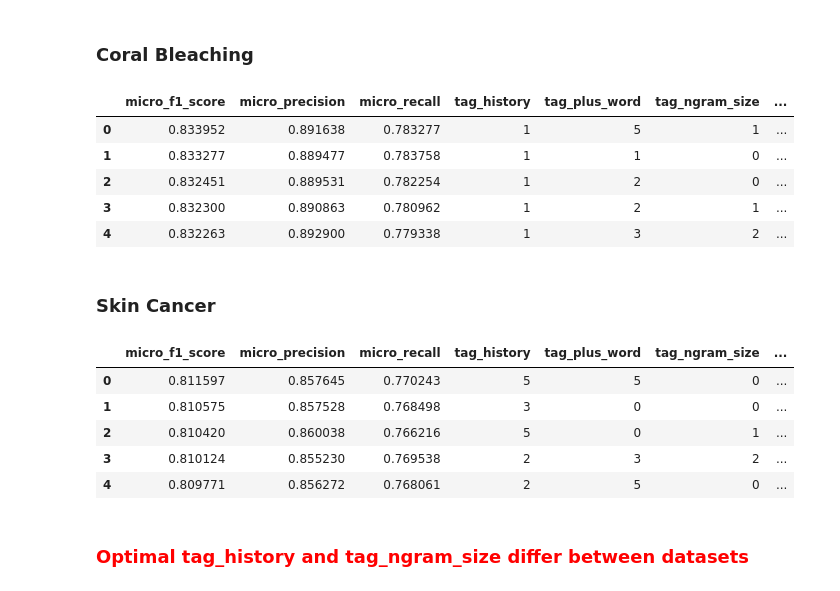
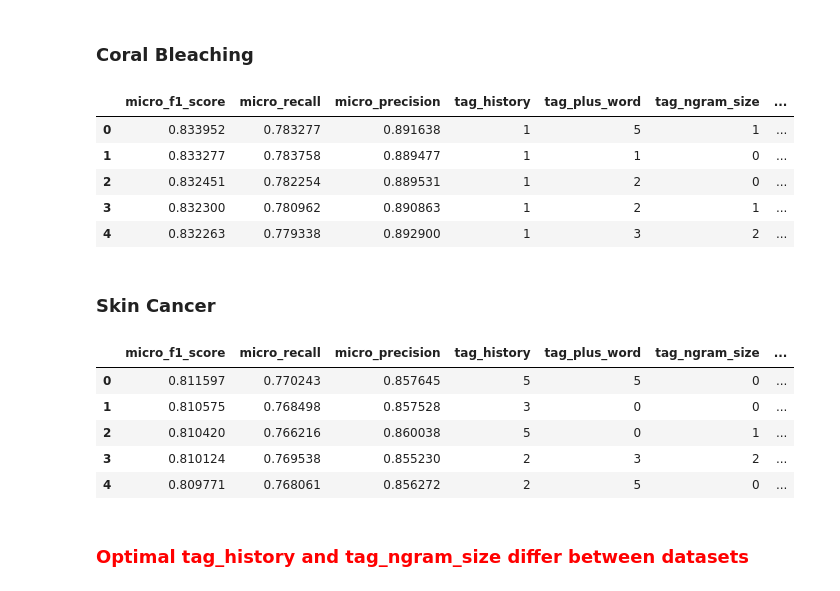
Before and after one commit to simonhughes22/PythonNlpResearch, a Jupyter notebook: notebooks/Mongo Queries/Query Model Hyper Parameter Tuning Results.ipynb, the cells around one changed output. Cells and saved outputs as stored; diff of their text form; code cells hidden in the pictures.

```diff
--- a/notebooks/Mongo Queries/Query Model Hyper Parameter Tuning Results.ipynb
+++ b/notebooks/Mongo Queries/Query Model Hyper Parameter Tuning Results.ipynb
@@ -251,29 +270,29 @@ df.head(ROWS)
 # %%
 model = "AVG_PERCEPTRON_MOST_COMMON_TAG_HYPER_PARAM_TUNING"
 df = get_df_sorted_by_f1score("CB_TAGGING_VD_" + model,
                               "tag_history,tag_plus_word,tag_ngram_size,window_size")
-df.head(ROWS)["micro_f1_score,micro_precision,micro_recall,tag_history,tag_plus_word,tag_ngram_size,window_size".split(",")]
+df.head(ROWS)["micro_f1_score,micro_recall,micro_precision,tag_history,tag_plus_word,tag_ngram_size,window_size".split(",")]
 # %% [output]
-|  | micro_f1_score | micro_precision | micro_recall | tag_history | tag_plus_word | tag_ngram_size | ... |
-| 0 | 0.833952 | 0.891638 | 0.783277 | 1 | 5 | 1 | ... |
-| 1 | 0.833277 | 0.889477 | 0.783758 | 1 | 1 | 0 | ... |
-| 2 | 0.832451 | 0.889531 | 0.782254 | 1 | 2 | 0 | ... |
-| 3 | 0.832300 | 0.890863 | 0.780962 | 1 | 2 | 1 | ... |
-| 4 | 0.832263 | 0.892900 | 0.779338 | 1 | 3 | 2 | ... |
+|  | micro_f1_score | micro_recall | micro_precision | tag_history | tag_plus_word | tag_ngram_size | ... |
+| 0 | 0.833952 | 0.783277 | 0.891638 | 1 | 5 | 1 | ... |
+| 1 | 0.833277 | 0.783758 | 0.889477 | 1 | 1 | 0 | ... |
+| 2 | 0.832451 | 0.782254 | 0.889531 | 1 | 2 | 0 | ... |
+| 3 | 0.832300 | 0.780962 | 0.890863 | 1 | 2 | 1 | ... |
+| 4 | 0.832263 | 0.779338 | 0.892900 | 1 | 3 | 2 | ... |
 # %% [markdown]
 ### Skin Cancer
 # %%
 model = "AVG_PERCEPTRON_MOST_COMMON_TAG_HYPER_PARAM_TUNING"
 df = get_df_sorted_by_f1score("SC_TAGGING_VD_" + model,
                               "tag_history,tag_plus_word,tag_ngram_size,window_size")
-df.head(ROWS)["micro_f1_score,micro_precision,micro_recall,tag_history,tag_plus_word,tag_ngram_size,window_size".split(",")]
+df.head(ROWS)["micro_f1_score,micro_recall,micro_precision,tag_history,tag_plus_word,tag_ngram_size,window_size".split(",")]
 # %% [output]
-|  | micro_f1_score | micro_precision | micro_recall | tag_history | tag_plus_word | tag_ngram_size | ... |
-| 0 | 0.811597 | 0.857645 | 0.770243 | 5 | 5 | 0 | ... |
-| 1 | 0.810575 | 0.857528 | 0.768498 | 3 | 0 | 0 | ... |
-| 2 | 0.810420 | 0.860038 | 0.766216 | 5 | 0 | 1 | ... |
-| 3 | 0.810124 | 0.855230 | 0.769538 | 2 | 3 | 2 | ... |
-| 4 | 0.809771 | 0.856272 | 0.768061 | 2 | 5 | 0 | ... |
+|  | micro_f1_score | micro_recall | micro_precision | tag_history | tag_plus_word | tag_ngram_size | ... |
+| 0 | 0.811597 | 0.770243 | 0.857645 | 5 | 5 | 0 | ... |
+| 1 | 0.810575 | 0.768498 | 0.857528 | 3 | 0 | 0 | ... |
+| 2 | 0.810420 | 0.766216 | 0.860038 | 5 | 0 | 1 | ... |
+| 3 | 0.810124 | 0.769538 | 0.855230 | 2 | 3 | 2 | ... |
+| 4 | 0.809771 | 0.768061 | 0.856272 | 2 | 5 | 0 | ... |
 # %% [markdown]
 ### <span style="color:red">Optimal tag_history and tag_ngram_size differ between datasets</span>
 # %% [markdown]
```
Also changed, not shown: parts of 17 cells of this notebook, 2 other files.
